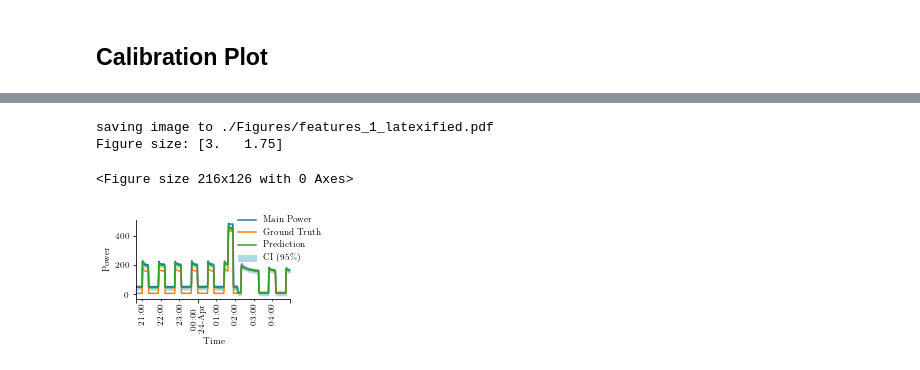
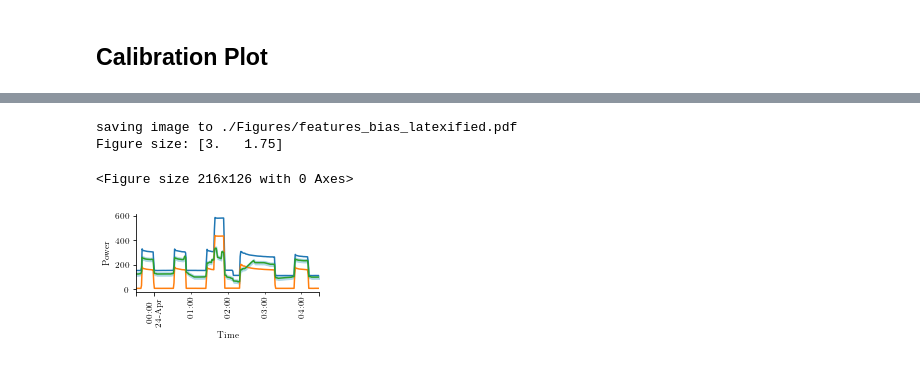
Before and after one commit to Aadesh-1404/nilm_gp, a Jupyter notebook: Notebooks/Feature_based_GP.ipynb, the cells around one changed output, grey strips where cells are left out. Cells and saved outputs as stored; diff of their text form; code cells hidden in the pictures.

```diff
--- a/Notebooks/Feature_based_GP.ipynb
+++ b/Notebooks/Feature_based_GP.ipynb
@@ -249,7 +249,7 @@ def dataset_load(appliances, train, test=None, bias=False):
     scalers = np.array([scaler_x, scaler_y, scaler_time, scaler_main, scaler_mean, scaler_std, scaler_max_min, scaler_max, scaler_min, scaler_kurtosis, scaler_skew])
     return x_train, y_train, x_test, y_test, x_train_features, x_test_features, x_train_timestamp, x_test_timestamp, scalers, x_test_main
 # %%
-x_train, y_train, x_test, y_test, x_train_features, x_test_features, x_train_timstamp, x_test_timestamp, scalers, x_test_main = dataset_load(appliances, train, test, bias=False)
+x_train, y_train, x_test, y_test, x_train_features, x_test_features, x_train_timstamp, x_test_timestamp, scalers, x_test_main = dataset_load(appliances, train, test, bias=True)
 # %%
 x_train_diff = x_train_features[:,0]
 # diff1 = np.array(x_train_diff)
@@ -901,18 +838,0 @@ DeviceArray(0.49299875, dtype=float32)
-# %%
-idx =500
-x1 = x_test_features[:,0].reshape(-1,1)
-fig, ax = plt.subplots(1,1, figsize=(10,5))
-start = 4000
-var_pred = pred_dist.variance
-var_pred = scalers[1].inverse_transform(var_pred.reshape(-1,1).detach().cpu()).squeeze()
-time_plot = scalers[2].inverse_transform(x_test_timestamp.cpu().reshape(-1,1))
-# latexify(width_scale_factor=2, fig_height=1.75)
-ax.plot(time_plot[start : start + idx], scalers[3].inverse_transform(x1)[start : start + idx], label = "Main Power")
-ax.plot(time_plot[start : start + idx], yt.cpu()[start : start + idx], label = "Ground Truth")
-ax.plot(time_plot[start : start + idx], y_mean[start : start + idx], label = "Prediction")
-ax.fill_between(time_plot[start : start + idx].flatten(), y_mean[start : start + idx].flatten() - 1.96*np.sqrt(var_pred[start : start + idx]).flatten(),  y_mean[start : start + idx].flatten() + 1.96*np.sqrt(var_pred[start : start + idx]).flatten(),  color='lightblue', alpha=1.0, label = "Confidence Interval 95%)")
-ax.errorbar(time_plot[start : start + idx].flatten(), y_mean[start : start + idx].flatten(), yerr=np.sqrt(var_pred[start : start + idx]).flatten(), fmt='k*', label = "error_bar")
-plt.legend(frameon=False)
-ax.set_ylabel("Power" )
-sns.despine()
-# plt.show()
@@ -936,27 +839,28 @@ x1 = x_test_features[:,0].reshape(-1,1)
 # %%
-idx = 500 #x2.shape[0]
-start = 4000
-
+idx = 300 #x2.shape[0]
+start = 4170
+time_plot = scalers[2].inverse_transform(x_test_timestamp.reshape(-1,1))
+x1 = x_test_features[:,0].reshape(-1,1)
 plt.figure()
 latexify(width_scale_factor=2, fig_height=1.75)
 df = pd.read_csv("time_stamp.csv", index_col=0)
 df.index = df["0"]
 df.index = pd.to_datetime(df.index)
 df.index.name = "Time"
 df = df.drop(columns=["0"])
 df["Main Power"] = scalers[3].inverse_transform(x1)
 df["Ground Truth"] = yt.cpu()
 df["Prediction"] = y_mean
-df[start:start+idx].plot(rot=90, legend=True)
+df[start:start+idx].plot(rot=90, legend=False)
 plt.fill_between(df.index[start : start + idx], y_mean[start : start + idx].flatten() - 1.96*np.sqrt(var_pred[start : start + idx]).flatten(),  y_mean[start : start + idx].flatten() + 1.96*np.sqrt(var_pred[start : start + idx]).flatten(),  color='lightblue', alpha=1.0, label = "CI (95\%) ")
 sns.despine()
 # df.plot.( rotation=90)
-plt.legend(frameon=False, bbox_to_anchor=(0.61, 0.35))
+# plt.legend(frameon=False, bbox_to_anchor=(0.55, 0.45), prop={'size': 7})
 # df.head()
 plt.ylabel("Power")
-savefig("features_1")
+savefig("features_bias")
 # %% [output]
-saving image to ./Figures/features_1_latexified.pdf
+saving image to ./Figures/features_bias_latexified.pdf
 Figure size: [3.   1.75]
 <Figure size 216x126 with 0 Axes>
-[figure, old version]
+[figure, new version]
```
Also changed, not shown: parts of 21 cells of this notebook, 28 other files.
